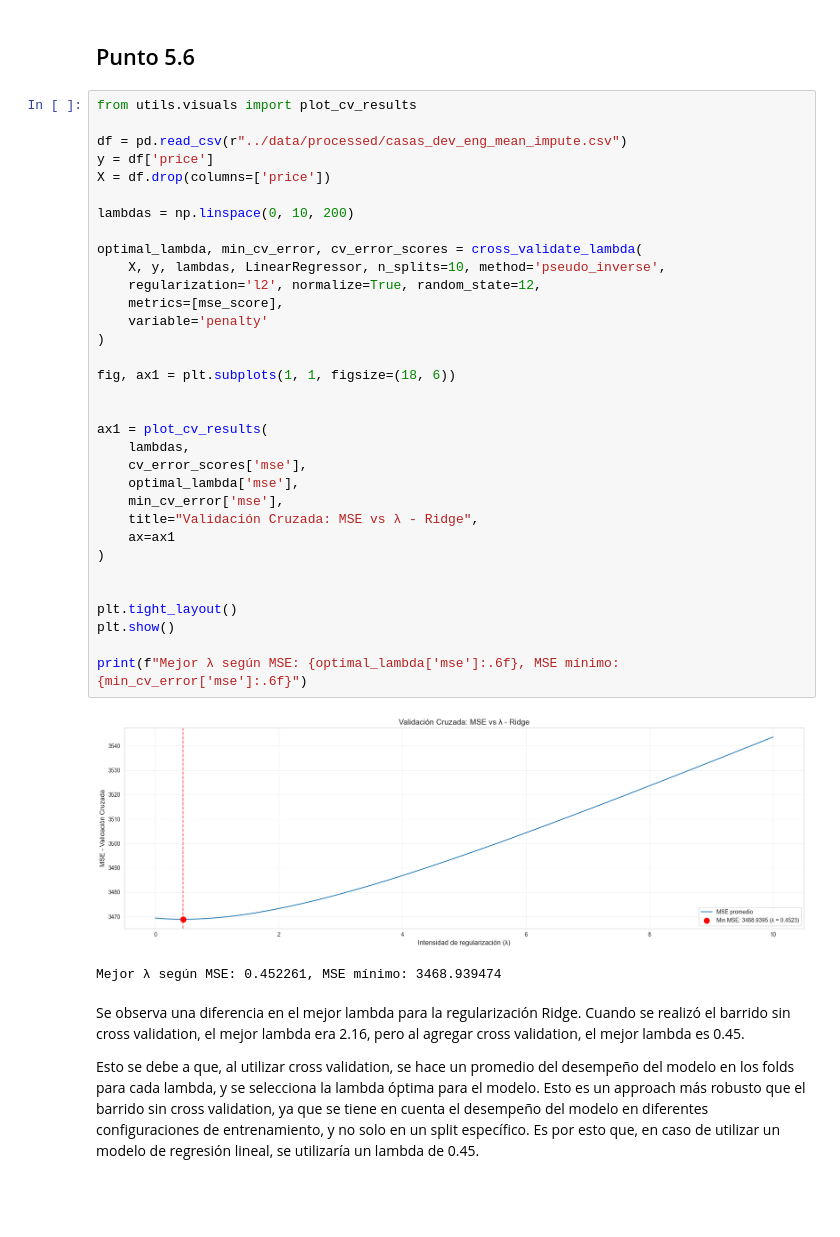
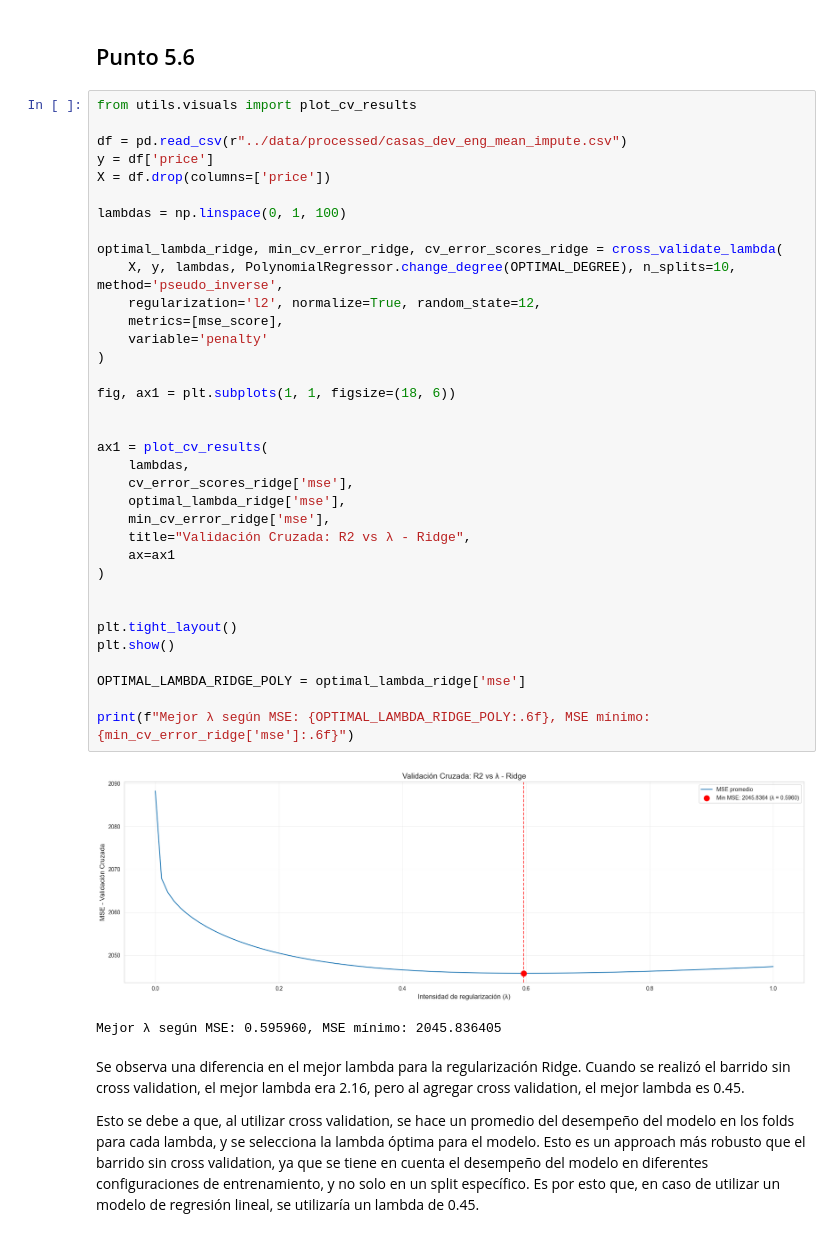
Before and after one commit to frizynn/tp1-machine-learning, a Jupyter notebook: src/Entrega_Tp1.ipynb, the cells around one changed output. Saved outputs shown, nothing was run; the diff lists cells and outputs as text; blank space fills up the shorter version.

Commit message:
Update execution counts in Jupyter notebook; enhance cross-validation metrics handling in data module; improve visualization function to support multiple metrics and clarify graph titles.

```diff
--- a/src/Entrega_Tp1.ipynb
+++ b/src/Entrega_Tp1.ipynb
@@ -1002,39 +986,41 @@ Max lambda para r2 y mse:  2.1608040201005028
 # %%
 from utils.visuals import plot_cv_results
 
 df = pd.read_csv(r"../data/processed/casas_dev_eng_mean_impute.csv")
 y = df['price']
 X = df.drop(columns=['price'])
 
-lambdas = np.linspace(0, 10, 200)
+lambdas = np.linspace(0, 1, 100)
 
-optimal_lambda, min_cv_error, cv_error_scores = cross_validate_lambda(
-    X, y, lambdas, LinearRegressor, n_splits=10, method='pseudo_inverse',
+optimal_lambda_ridge, min_cv_error_ridge, cv_error_scores_ridge = cross_validate_lambda(
+    X, y, lambdas, PolynomialRegressor.change_degree(OPTIMAL_DEGREE), n_splits=10, method='pseudo_inverse',
     regularization='l2', normalize=True, random_state=12,
     metrics=[mse_score],
     variable='penalty'
 )
 
 fig, ax1 = plt.subplots(1, 1, figsize=(18, 6))
 
 
 ax1 = plot_cv_results(
     lambdas,
-    cv_error_scores['mse'],
-    optimal_lambda['mse'],
-    min_cv_error['mse'],
-    title="Validación Cruzada: MSE vs λ - Ridge",
+    cv_error_scores_ridge['mse'],
+    optimal_lambda_ridge['mse'],
+    min_cv_error_ridge['mse'],
+    title="Validación Cruzada: R2 vs λ - Ridge",
     ax=ax1
 )
 
 
 plt.tight_layout()
 plt.show()
 
-print(f"Mejor λ según MSE: {optimal_lambda['mse']:.6f}, MSE mínimo: {min_cv_error['mse']:.6f}")
+OPTIMAL_LAMBDA_RIDGE_POLY = optimal_lambda_ridge['mse']
+
+print(f"Mejor λ según MSE: {OPTIMAL_LAMBDA_RIDGE_POLY:.6f}, MSE mínimo: {min_cv_error_ridge['mse']:.6f}")
 # %% [output]
-[figure, old version]
+[figure, new version]
-Mejor λ según MSE: 0.452261, MSE mínimo: 3468.939474
+Mejor λ según MSE: 0.595960, MSE mínimo: 2045.836405
 # %% [markdown]
 Se observa una diferencia en el mejor lambda para la regularización Ridge. Cuando se realizó el barrido sin cross validation, el mejor lambda era 2.16, pero al agregar cross validation, el mejor lambda es 0.45.
 
```
Also changed, not shown: parts of 8 cells of this notebook, 2 other files.
